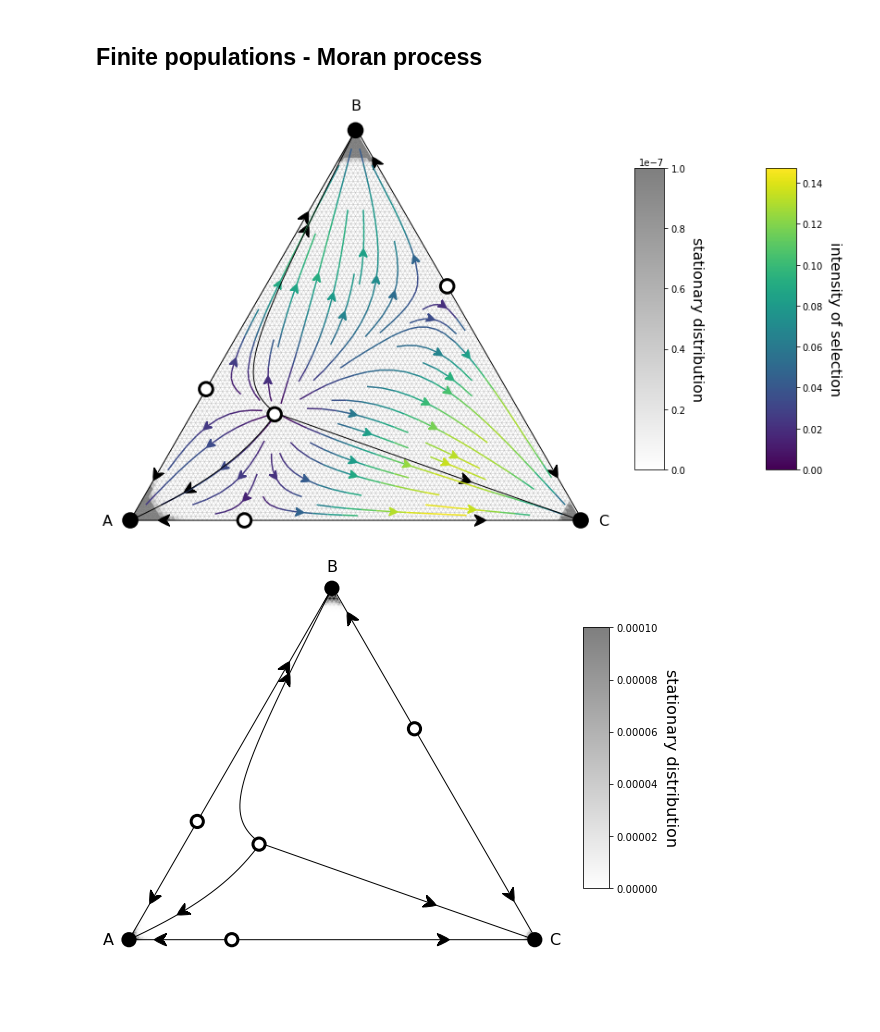
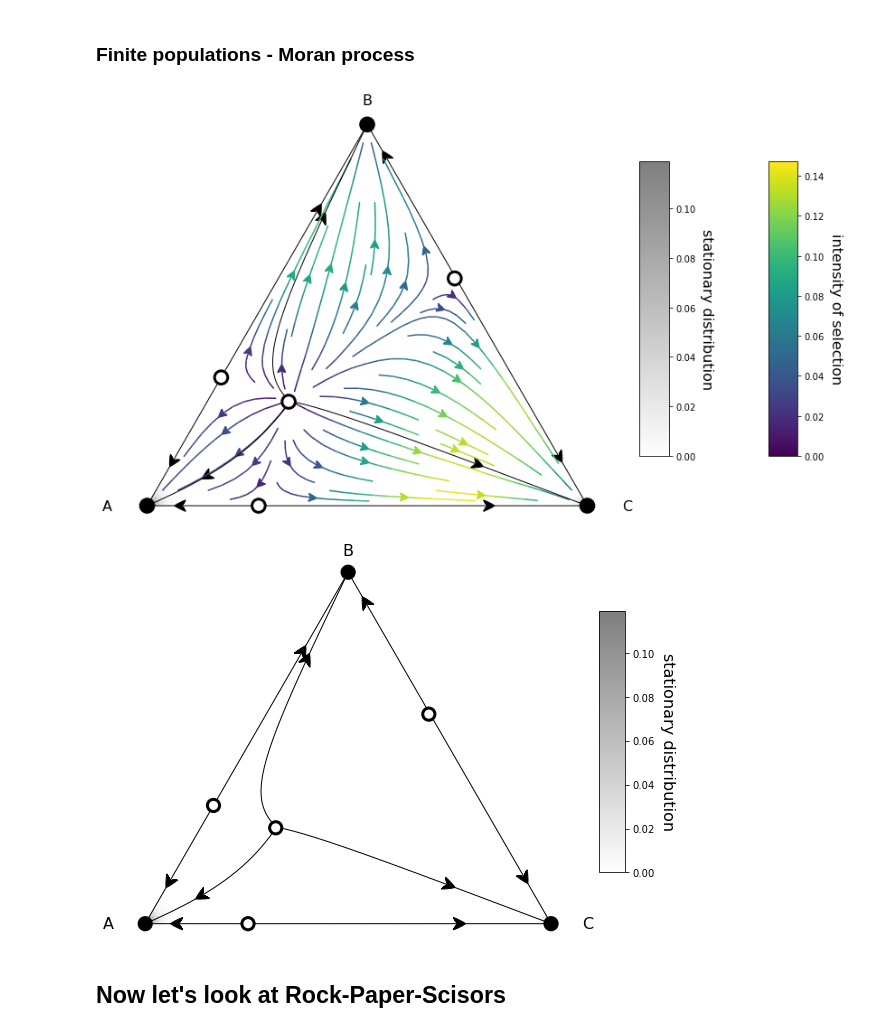
Before and after one commit to Socrats/egt-tutorial, a Jupyter notebook: 2simplex_plotting.ipynb, the cells around one changed output. Cells and saved outputs as stored; diff of their text form; code cells hidden in the pictures; blank space fills up the shorter version.

```diff
--- a/2simplex_plotting.ipynb
+++ b/2simplex_plotting.ipynb
@@ -10 +14,7 @@ from egttools.plotting.simplified import plot_replicator_dynamics_in_simplex, pl
+# %%
+payoffs = np.array([[1, 0, 0],
+                    [0, 2, 0],
+                    [0, 0, 3]])
+# %%
+type_labels = ['A', 'B', 'C']
 # %% [markdown]
@@ -78,25 +77,25 @@ plt.show()
 # %% [markdown]
-## Finite populations - Moran process
+### Finite populations - Moran process
 # %%
 from egttools.utils import calculate_stationary_distribution_non_hermitian
 # %%
 Z = 100
 beta = 1
-mu = 1e-3
+mu = 1/Z
 # %%
 fig, ax = plt.subplots(figsize=(15,10))
 
-simplex, gradients, roots, roots_xy, stability, evolver = plot_moran_dynamics_in_simplex(payoffs, population_size=Z, beta=beta, ax=ax)
+simplex, gradients, roots, roots_xy, stability, evolver = plot_moran_dynamics_in_simplex(payoff_matrix=payoffs, population_size=Z, beta=beta, ax=ax)
 
-evolver.mu = 1e-3
+evolver.mu = mu
 transitions = evolver.calculate_full_transition_matrix(beta)
 sd = calculate_stationary_distribution_non_hermitian(transitions.toarray())
 
 plot = (simplex.draw_gradients(zorder=5)
            .add_colorbar()
            .draw_stationary_points(roots_xy, stability, zorder=11)
-           .add_vertex_labels(type_labels)
-           .draw_stationary_distribution(sd, vmax=0.0000001, alpha=0.5, edgecolors='gray', cmap='binary', shading='flat', zorder=0)
+           .add_vertex_labels(type_labels, epsilon_bottom=0.09)
+           .draw_stationary_distribution(sd, alpha=0.5, edgecolors='gray', cmap='binary', shading='gouraud', zorder=0)
            .draw_trajectory_from_roots(lambda u, t: Z*evolver.full_gradient_selection_without_mutation(u, beta),
                                        roots,
                                        stability,
@@ -114,29 +113,31 @@ plt.xlim((-.05,1.05))
 plt.ylim((-.02, simplex.top_corner + 0.05))
 plt.show()
 # %% [output]
-[figure, old version]
+[figure, new version]
 # %%
 fig, ax = plt.subplots(figsize=(10,8))
 
 plot = (simplex.add_axis(ax=ax)
            .draw_stationary_points(roots_xy, stability)
-           .add_vertex_labels(type_labels)
-           .draw_stationary_distribution(sd, vmax=0.0001, alpha=0.5, edgecolors='gray', cmap='binary', shading='gouraud')
+           .add_vertex_labels(type_labels, epsilon_bottom=0.09)
+           .draw_stationary_distribution(sd, alpha=0.5, edgecolors='gray', cmap='binary', shading='gouraud')
            .draw_trajectory_from_roots(lambda u, t: Z*evolver.full_gradient_selection_without_mutation(u, beta),
                                        roots,
                                        stability,
                                        trajectory_length=30,
                                        linewidth=1,
                                        step=0.001,
                                        color='k', draw_arrow=True, arrowdirection='right', arrowsize=30, zorder=4, arrowstyle='fancy')
 #            .draw_scatter_shadow(lambda u, t: Z*evolver.full_gradient_selection(u, beta), 100, color='gray', marker='.', s=0.1)
           )
 
 ax.axis('off')
 ax.set_aspect('equal')
 
 plt.xlim((-.05,1.05))
 plt.ylim((-.02, simplex.top_corner + 0.05))
 plt.show()
 # %% [output]
-[figure, old version]
+[figure, new version]
+# %% [markdown]
+## Now let's look at Rock-Paper-Scisors
```
Also changed, not shown: parts of 16 cells of this notebook, 2 other files.
